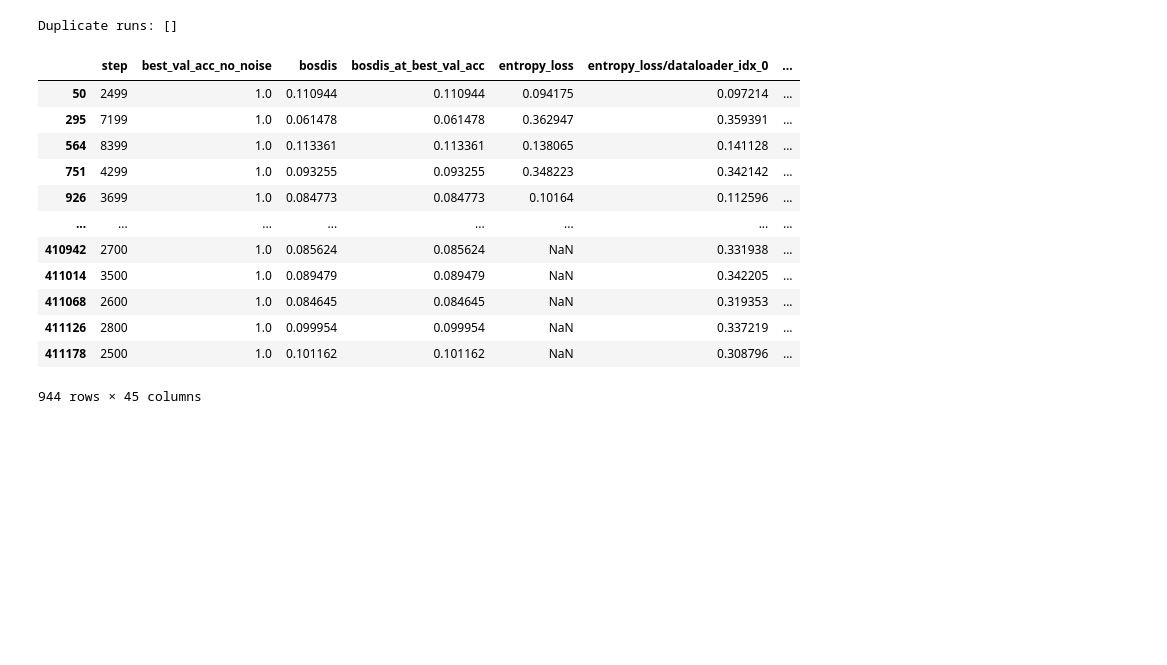
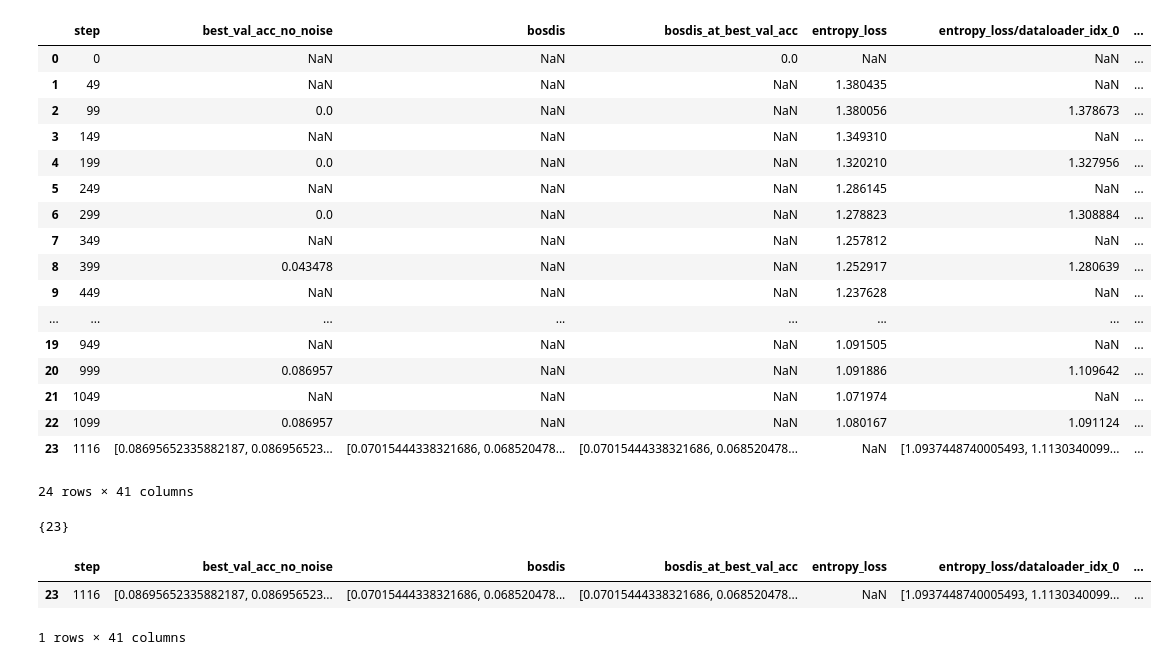
Before and after one commit to mitjanikolaus/emergent_communication, a Jupyter notebook: load_logs.ipynb, the cells around one changed output. Cells and saved outputs as stored; diff of their text form; code cells hidden in the pictures; blank space fills up the shorter version.

```diff
--- a/load_logs.ipynb
+++ b/load_logs.ipynb
@@ -1,9 +1,12 @@
 # %%
 import os
+import pandas as pd
+import numpy as np
 from tbparse import SummaryReader
 
 # log_dir = os.path.expanduser("~/lis-cluster/emergent_communication/emergent_communication/lightning_logs")
-log_dir = os.path.expanduser("~/PhD/emergent_communication/emergent_communication/lightning_logs_cluster")
+# log_dir = os.path.expanduser("~/PhD/emergent_communication/emergent_communication/lightning_logs_cluster")
+log_dir = os.path.expanduser("~/PhD/emergent_communication/emergent_communication/lightning_logs")
 
 reader = SummaryReader(log_dir, extra_columns={'dir_name'}, pivot=True)
 df = reader.scalars
@@ -16,41 +19,59 @@ hp_original = hp.copy()
 df = df_original.copy()
 hp = hp_original.copy()
 # %%
-def fix_duplicate_value(val):
+def fix_duplicate_value(val, allow_offset=None):
     if isinstance(val, list):
         for el in val:
-            assert (el == val[0]) or (el == "None") or (val[0] == "None")
+            if allow_offset is None:
+                assert (el == val[0]) or (el == "None") or (val[0] == "None")
+            else:
+                assert (np.abs(el - val[0]) < allow_offset) or (el == "None") or (val[0] == "None")
         return val[0]
     else:
         return val
 
+def flatten_lists(val):
+    if isinstance(val, list):
+        return val[-1]
+    else:
+        return val
+
 hp = hp.applymap(fix_duplicate_value)
-# df = df.applymap(fix_duplicate_value)  # Takes too long
+# For val_acc, results may vary because of noise
+df["val_acc"] = df["val_acc"].apply(flatten_lists)
+df["val_acc_no_noise"] = df["val_acc_no_noise"].apply(fix_duplicate_value)
+df
+# %% [output]
+|  | step | best_val_acc_no_noise | bosdis | bosdis_at_best_val_acc | entropy_loss | entropy_loss/dataloader_idx_0 | ... |
+| 0 | 0 | NaN | NaN | 0.0 | NaN | NaN | ... |
+| 1 | 49 | NaN | NaN | NaN | 1.380435 | NaN | ... |
+| 2 | 99 | 0.0 | NaN | NaN | 1.380056 | 1.378673 | ... |
+| 3 | 149 | NaN | NaN | NaN | 1.349310 | NaN | ... |
+| 4 | 199 | 0.0 | NaN | NaN | 1.320210 | 1.327956 | ... |
+| 5 | 249 | NaN | NaN | NaN | 1.286145 | NaN | ... |
+| 6 | 299 | 0.0 | NaN | NaN | 1.278823 | 1.308884 | ... |
+| 7 | 349 | NaN | NaN | NaN | 1.257812 | NaN | ... |
+| 8 | 399 | 0.043478 | NaN | NaN | 1.252917 | 1.280639 | ... |
+| 9 | 449 | NaN | NaN | NaN | 1.237628 | NaN | ... |
+| ... | ... | ... | ... | ... | ... | ... | ... |
+| 19 | 949 | NaN | NaN | NaN | 1.091505 | NaN | ... |
+| 20 | 999 | 0.086957 | NaN | NaN | 1.091886 | 1.109642 | ... |
+| 21 | 1049 | NaN | NaN | NaN | 1.071974 | NaN | ... |
+| 22 | 1099 | 0.086957 | NaN | NaN | 1.080167 | 1.091124 | ... |
+| 23 | 1116 | [0.08695652335882187, 0.086956523... | [0.07015444338321686, 0.068520478... | [0.07015444338321686, 0.068520478... | NaN | [1.0937448740005493, 1.1130340099... | ... |
+24 rows × 41 columns
-# %%
-# Remove duplicate logs
-df.dropna(subset=["val_acc_no_noise", "topsim"], inplace=True)
-unfinished_runs = df[df["val_acc_no_noise"].apply(isinstance, args=(list, ))]
-print(f"Duplicate runs: {unfinished_runs.dir_name.unique()}")
-df = df[~df["val_acc_no_noise"].apply(isinstance, args=(list,))].copy()
-# %% [output]
-Duplicate runs: []
 # %%
 # Keep only best step values for each run
+df.dropna(subset=["val_acc", "topsim"], inplace=True)
 df["val_acc_no_noise"] = df["val_acc_no_noise"].astype(float)
-indices_best_steps = df.groupby(["dir_name"])["val_acc_no_noise"].idxmax()
-df = df.loc[indices_best_steps]
+df["val_acc"] = df["val_acc"].astype(float)
+
+indices_best_steps = set(pd.concat((df.groupby(["dir_name"])["val_acc_no_noise"].idxmax(), df.groupby(["dir_name"])["val_acc"].idxmax())))
+print(indices_best_steps)
+df = df.loc[list(indices_best_steps)]
 df
 # %% [output]
+{23}
 |  | step | best_val_acc_no_noise | bosdis | bosdis_at_best_val_acc | entropy_loss | entropy_loss/dataloader_idx_0 | ... |
-| 50 | 2499 | 1.0 | 0.110944 | 0.110944 | 0.094175 | 0.097214 | ... |
-| 295 | 7199 | 1.0 | 0.061478 | 0.061478 | 0.362947 | 0.359391 | ... |
-| 564 | 8399 | 1.0 | 0.113361 | 0.113361 | 0.138065 | 0.141128 | ... |
-| 751 | 4299 | 1.0 | 0.093255 | 0.093255 | 0.348223 | 0.342142 | ... |
-| 926 | 3699 | 1.0 | 0.084773 | 0.084773 | 0.10164 | 0.112596 | ... |
-| ... | ... | ... | ... | ... | ... | ... | ... |
-| 410942 | 2700 | 1.0 | 0.085624 | 0.085624 | NaN | 0.331938 | ... |
-| 411014 | 3500 | 1.0 | 0.089479 | 0.089479 | NaN | 0.342205 | ... |
-| 411068 | 2600 | 1.0 | 0.084645 | 0.084645 | NaN | 0.319353 | ... |
-| 411126 | 2800 | 1.0 | 0.099954 | 0.099954 | NaN | 0.337219 | ... |
-| 411178 | 2500 | 1.0 | 0.101162 | 0.101162 | NaN | 0.308796 | ... |
+| 23 | 1116 | [0.08695652335882187, 0.086956523... | [0.07015444338321686, 0.068520478... | [0.07015444338321686, 0.068520478... | NaN | [1.0937448740005493, 1.1130340099... | ... |
-944 rows × 45 columns
+1 rows × 41 columns
```
Also changed, not shown: parts of 3 cells of this notebook, 1 other file.
